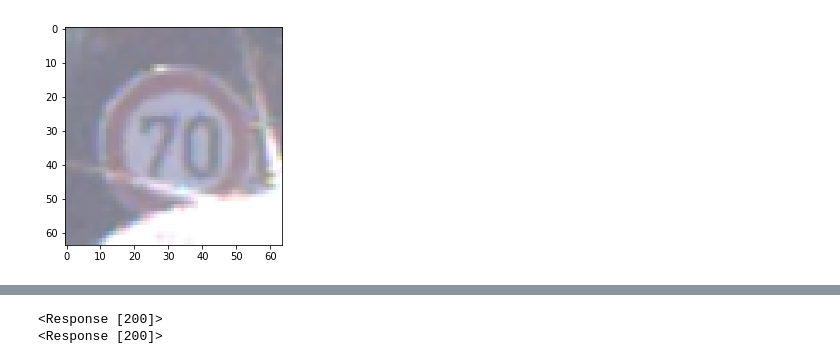
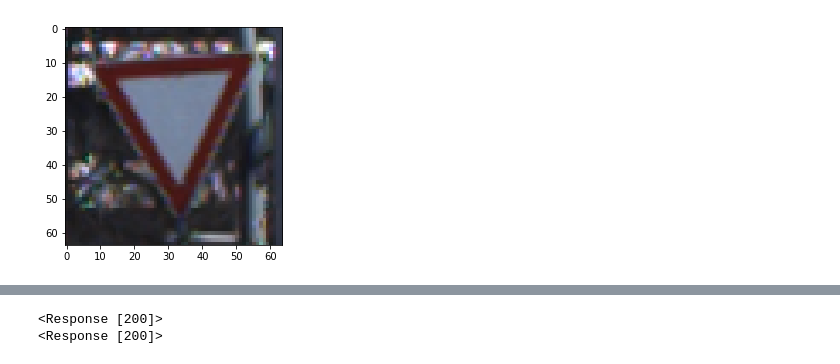
Before and after one commit to lapplislazuli/Medusa, a Jupyter notebook: Medusa/DegGen.ipynb, the cells around one changed output, grey strips where cells are left out. Saved outputs shown, nothing was run; the diff lists cells and outputs as text; code cells hidden in the pictures.

```diff
--- a/Medusa/DegGen.ipynb
+++ b/Medusa/DegGen.ipynb
@@ -11,11 +11,11 @@ import Scorer
 import numpy as np
 # %%
 #Load resource - resource folder with ppm images is needed in Medusa folder
-img = ImgHelper.load_ppm_image("images/70.ppm")
+img = ImgHelper.load_ppm_image("images/12620.ppm")
 plt.imshow(img)
 plt.show()
 # %% [output]
-[figure, old version]
+[figure, new version]
 # %%
 # Load model - Trained model is needed in Medusa folder
 aphrodite = Training.load_model('Aphrodite.h5')
```
Also changed, not shown: parts of 11 cells of this notebook.
